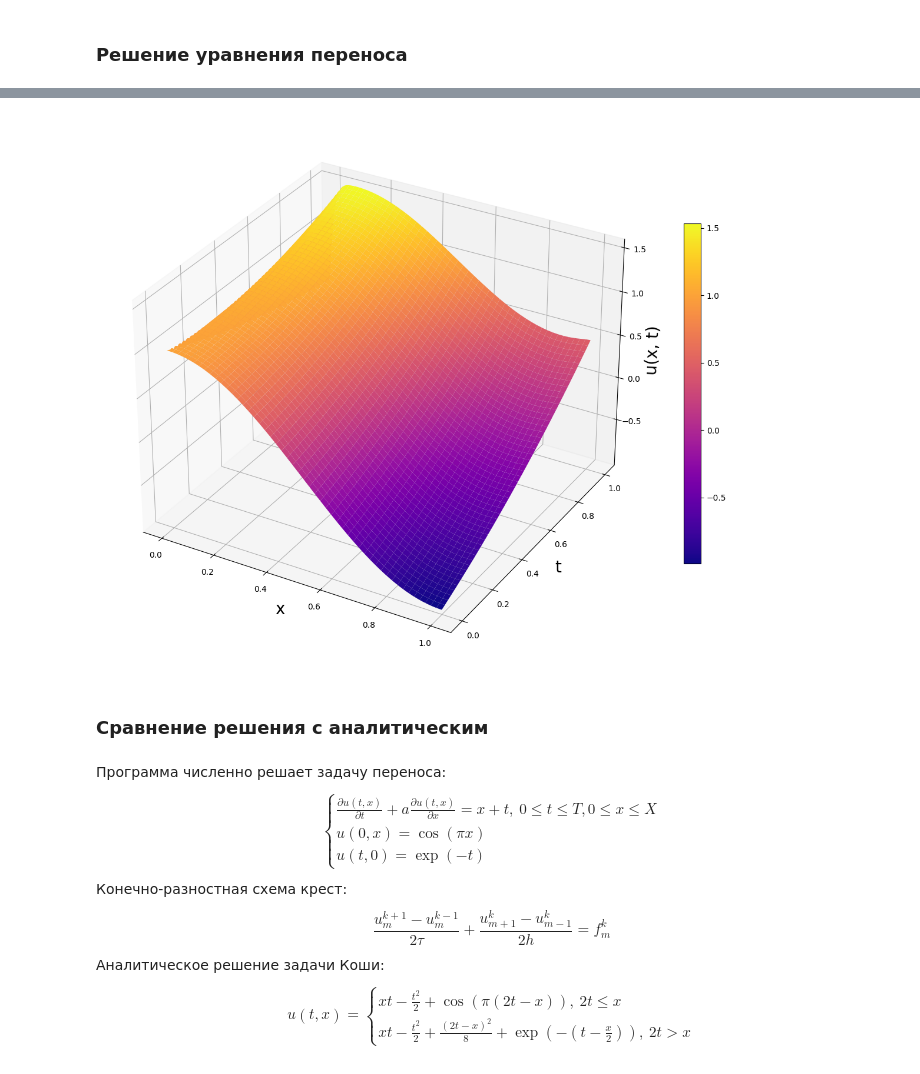
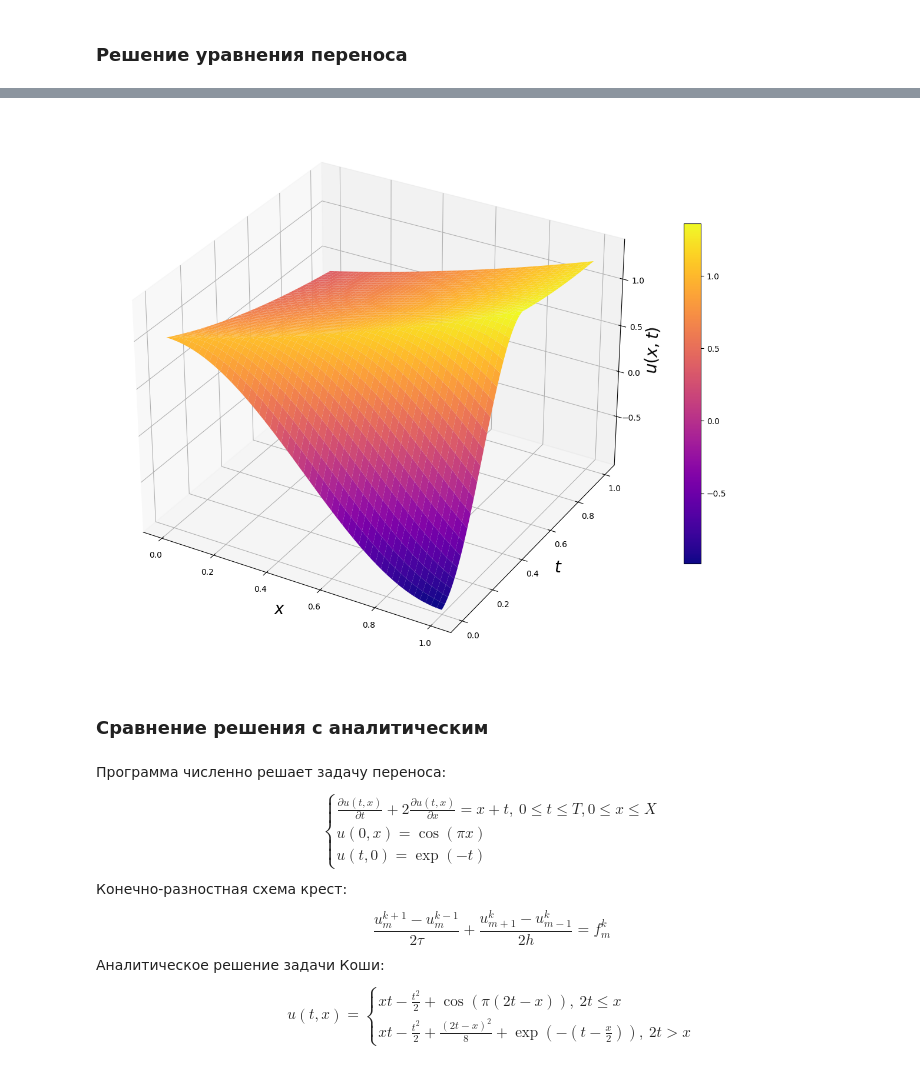
Before and after one commit to Agustangel/Computational-Mathematics, a Jupyter notebook: 2st-sem/lab_4/transfer_eq.ipynb, the cells around one changed output, grey strips where cells are left out. Saved outputs shown, nothing was run; the diff lists cells and outputs as text; code cells hidden in the pictures.

```diff
--- a/2st-sem/lab_4/transfer_eq.ipynb
+++ b/2st-sem/lab_4/transfer_eq.ipynb
@@ -109,14 +108,29 @@ def plot(u):
+# %%
+def plot(u):
+  x = np.array([i * h for i in range(u.shape[1])])
+  t = np.array([i * tau for i in range(u.shape[0])])
+
+  x, y = np.meshgrid(x, t)
+  fig = plt.figure(figsize=(15, 15))
+  graph = plt.axes(projection='3d')
+  surf = graph.plot_surface(x, y, u, cmap="plasma")
+  graph.set_xlabel("$x$", fontsize=20)
+  graph.set_ylabel("$t$", fontsize=20)
+  graph.set_zlabel("$u(x, t)$", fontsize=20)
+  fig.colorbar(surf, shrink=0.5)
+
+  plt.grid()
 # %%
-plot(solve_eq())
+plot(solve())
 # %% [output]
-[figure, old version]
+[figure, new version]
 # %% [markdown]
 ### Сравнение решения с аналитическим
 # %% [markdown]
 Программа численно решает задачу переноса:
 $$
 \begin{cases}
-    \frac{\partial u (t, x)}{\partial t} + a \frac{\partial u(t, x)}{\partial x} = x + t, \ 0 \le t \le T, 0 \le x \le X \\
+    \frac{\partial u (t, x)}{\partial t} + 2 \frac{\partial u(t, x)}{\partial x} = x + t, \ 0 \le t \le T, 0 \le x \le X \\
     u(0, x) = \cos(\pi x) \\
     u(t, 0) = \exp(-t)
 \end{cases}
```
Also changed, not shown: parts of 9 cells of this notebook, 1 other file.
